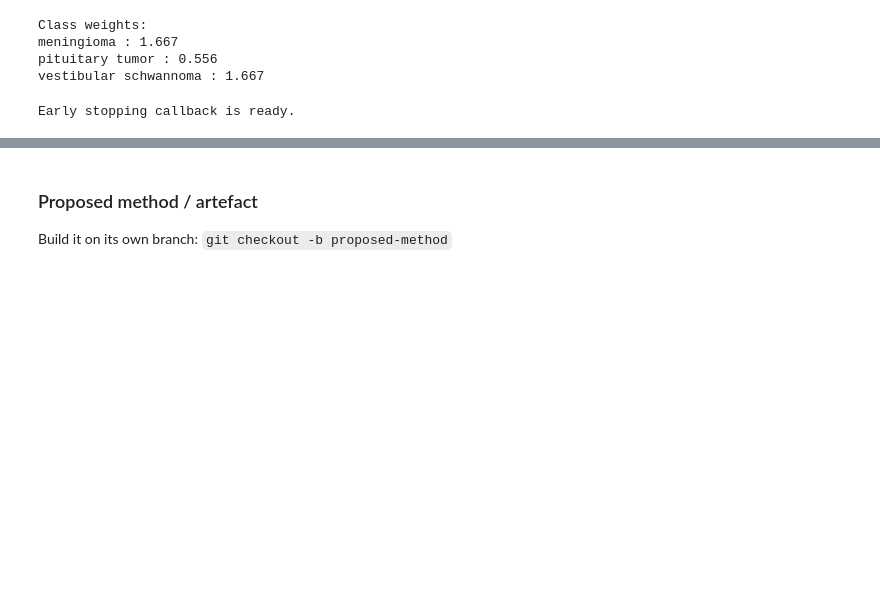
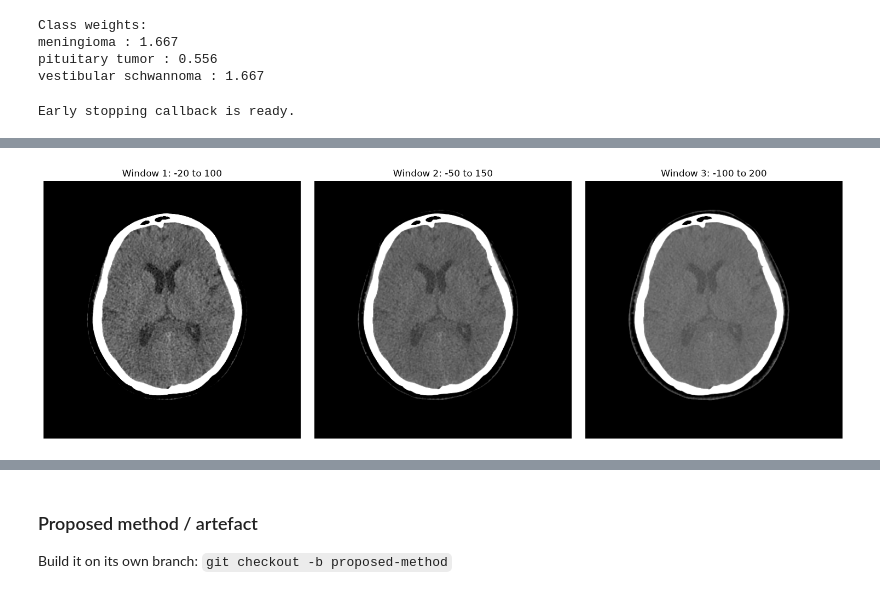
Before and after one commit to Niharika1003/msc-project-rayavarapu, a Jupyter notebook: MSC_final_project.ipynb, the cells around one changed output, grey strips where cells are left out. Drawn from its saved outputs; the diff is of its cells as text; code cells hidden in the pictures; blank space fills up the shorter version.

```diff
--- a/MSC_final_project.ipynb
+++ b/MSC_final_project.ipynb
@@ -2099,0 +2181,30 @@ vestibular schwannoma       1.00      0.67      0.80         3
+# %%
+# Compare different CT intensity windows
+
+windows = [
+    (-20, 100, "Window 1: -20 to 100"),
+    (-50, 150, "Window 2: -50 to 150"),
+    (-100, 200, "Window 3: -100 to 200")
+]
+
+plt.figure(figsize=(15, 5))
+
+for i, (vmin, vmax, title) in enumerate(windows):
+
+    plt.subplot(1, 3, i + 1)
+
+    plt.imshow(
+        ct_slice.T,
+        cmap="gray",
+        origin="lower",
+        vmin=vmin,
+        vmax=vmax
+    )
+
+    plt.title(title)
+    plt.axis("off")
+
+plt.tight_layout()
+plt.show()
+# %% [output]
+[figure, added]
```
Also changed, not shown: parts of 25 cells of this notebook.
